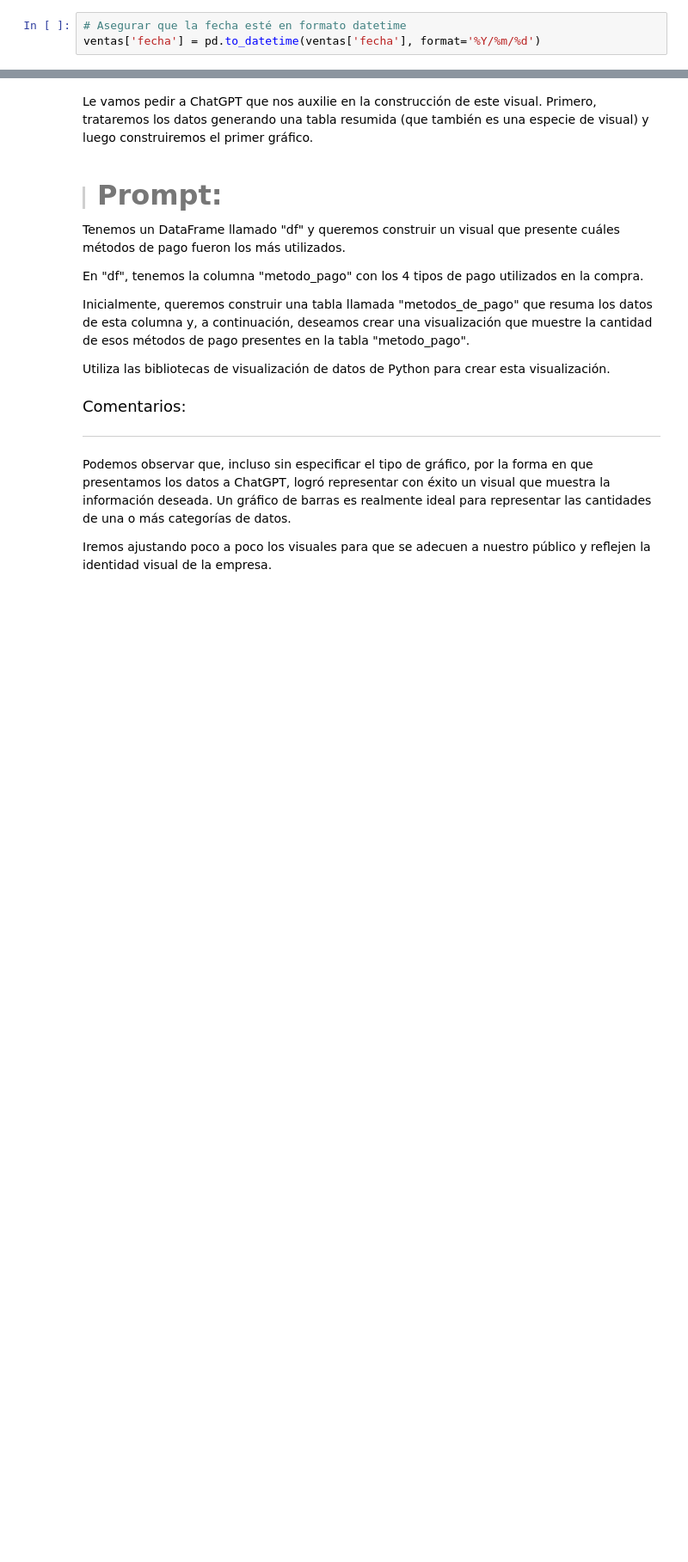
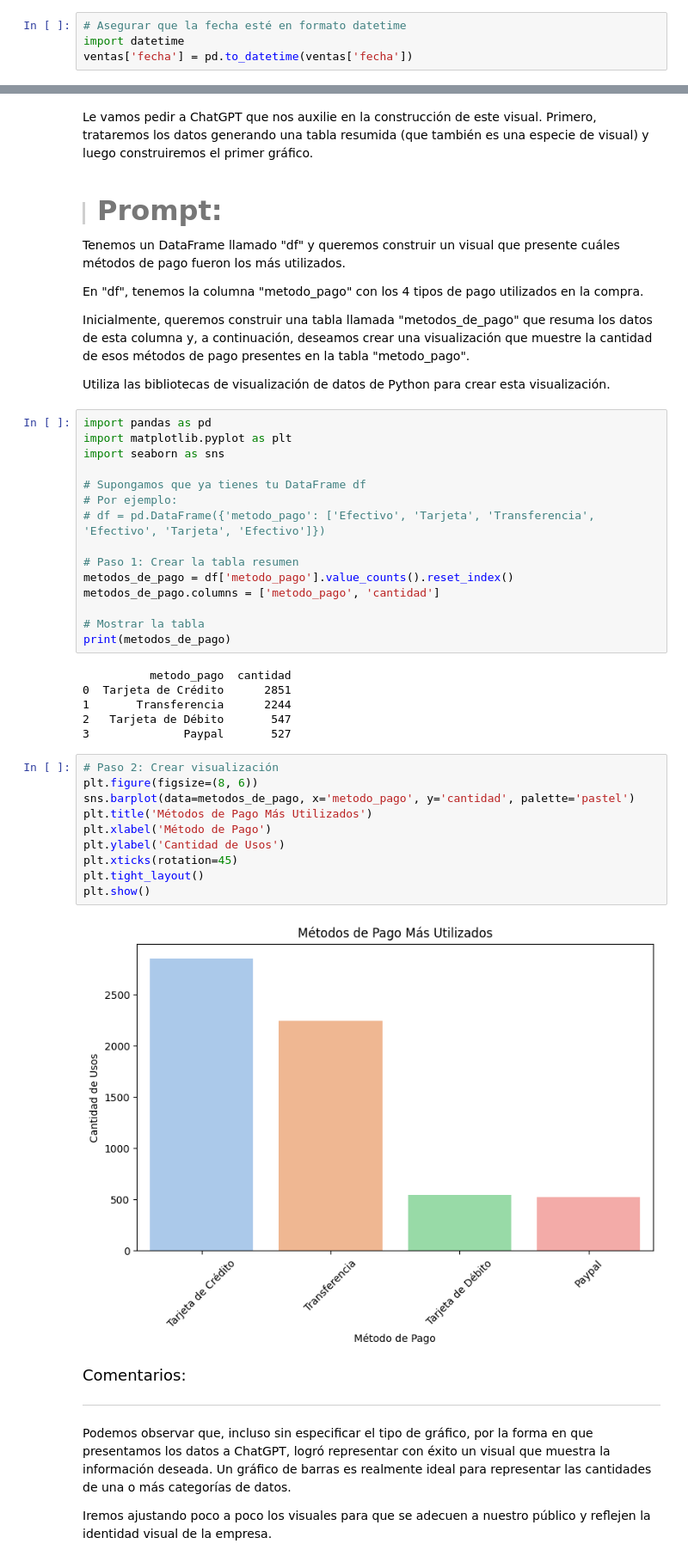
Before and after one commit to yuri19762008/001_ORACLE, a Jupyter notebook: 013_CIENCIA_DATOS_GPT/IA_aplicada_a_ciencia_de_datos.ipynb, the cells around one changed output, grey strips where cells are left out. Shown at 86% size. Drawn from its saved outputs; the diff is of its cells as text; blank space fills up the shorter version.

```diff
--- a/013_CIENCIA_DATOS_GPT/IA_aplicada_a_ciencia_de_datos.ipynb
+++ b/013_CIENCIA_DATOS_GPT/IA_aplicada_a_ciencia_de_datos.ipynb
@@ -372,7 +372,8 @@ Papelería y oficina               45221.6
 Name: ingreso, dtype: float64
 # %%
 # Asegurar que la fecha esté en formato datetime
-ventas['fecha'] = pd.to_datetime(ventas['fecha'], format='%Y/%m/%d')
+import datetime
+ventas['fecha'] = pd.to_datetime(ventas['fecha'])
 # %%
 # Ingresos por fecha de la compra
 ventas.groupby('fecha')['ingreso'].sum().head()
@@ -676,6 +677,39 @@ En "df", tenemos la columna "metodo_pago" con los 4 tipos de pago utilizados en
 Inicialmente, queremos construir una tabla llamada "metodos_de_pago" que resuma los datos de esta columna y, a continuación, deseamos crear una visualización que muestre la cantidad de esos métodos de pago presentes en la tabla "metodo_pago".
 
 Utiliza las bibliotecas de visualización de datos de Python para crear esta visualización.
+# %%
+import pandas as pd
+import matplotlib.pyplot as plt
+import seaborn as sns
+
+# Supongamos que ya tienes tu DataFrame df
+# Por ejemplo:
+# df = pd.DataFrame({'metodo_pago': ['Efectivo', 'Tarjeta', 'Transferencia', 'Efectivo', 'Tarjeta', 'Efectivo']})
+
+# Paso 1: Crear la tabla resumen
+metodos_de_pago = df['metodo_pago'].value_counts().reset_index()
+metodos_de_pago.columns = ['metodo_pago', 'cantidad']
+
+# Mostrar la tabla
+print(metodos_de_pago)
+# %% [output]
+          metodo_pago  cantidad
+0  Tarjeta de Crédito      2851
+1       Transferencia      2244
+2   Tarjeta de Débito       547
+3              Paypal       527
+# %%
+# Paso 2: Crear visualización
+plt.figure(figsize=(8, 6))
+sns.barplot(data=metodos_de_pago, x='metodo_pago', y='cantidad', palette='pastel')
+plt.title('Métodos de Pago Más Utilizados')
+plt.xlabel('Método de Pago')
+plt.ylabel('Cantidad de Usos')
+plt.xticks(rotation=45)
+plt.tight_layout()
+plt.show()
+# %% [output]
+[figure, added]
 # %% [markdown]
 
 <font color="7b71ff" size=4> Comentarios: </font>
```
Also changed, not shown: parts of 6 cells of this notebook, 2 other files.
